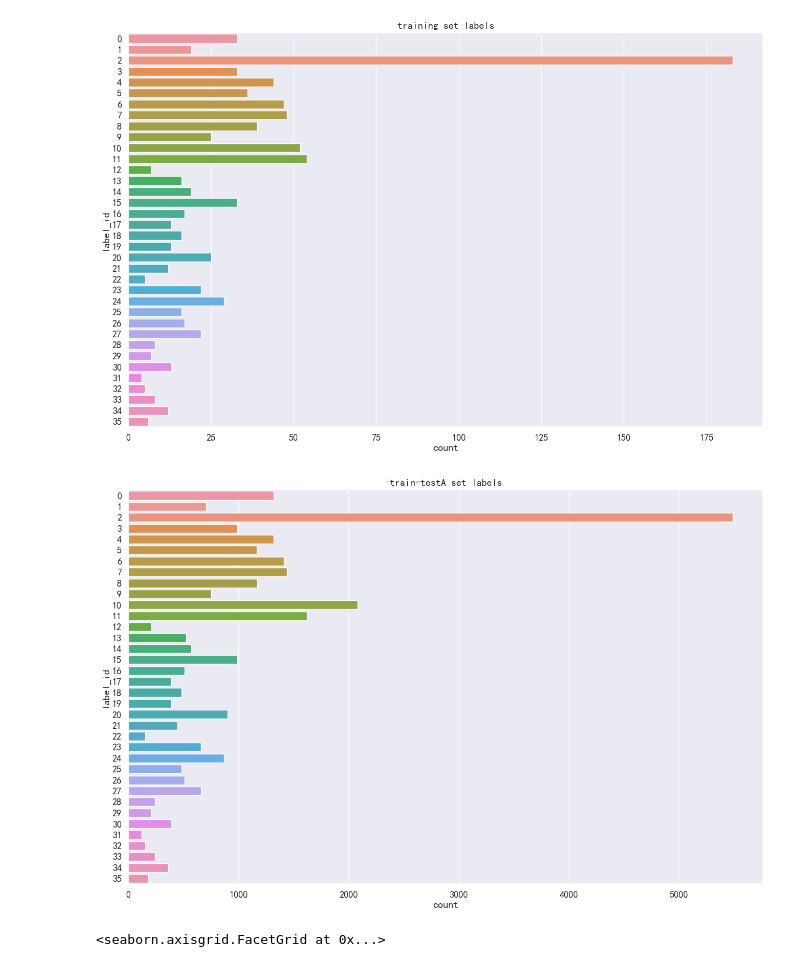
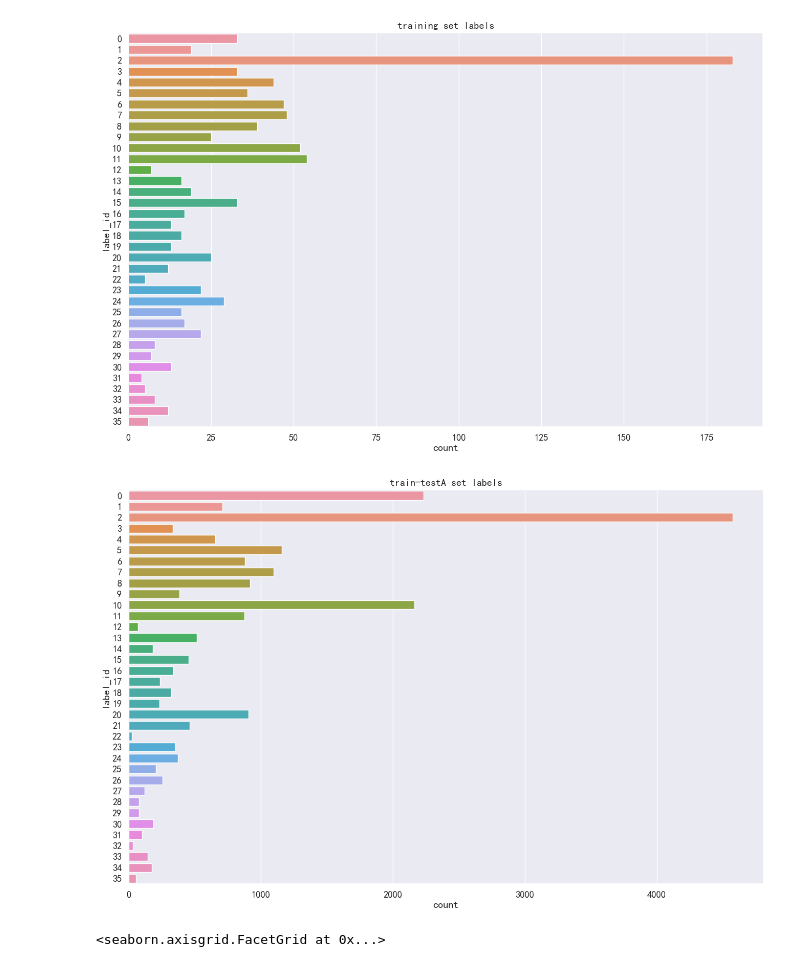
Before and after one commit to 0202zc/nlp-competition, a Jupyter notebook: ccf-bdci-samll-sample-classification-2022/data/data.ipynb, the cells around one changed output. Cells and saved outputs as stored; diff of their text form; code cells hidden in the pictures.

```diff
--- a/ccf-bdci-samll-sample-classification-2022/data/data.ipynb
+++ b/ccf-bdci-samll-sample-classification-2022/data/data.ipynb
@@ -51,20 +51,20 @@ plt.savefig('train-label.png', dpi=150)
 # %%
 import matplotlib.pyplot as plt
 import seaborn as sns
 import pandas as pd
 
-train_labeled_df = pd.read_csv('train/train6403_49oversampling.tsv', sep='\t', encoding='utf8', header=0,
+train_labeled_df = pd.read_csv('train/normal/train6452.tsv', sep='\t', encoding='utf8', header=0,
                                names=['label_id', 'text'])
 
 plt.rcParams['font.sans-serif'] = ['SimHei']  # 中文字体设置-黑体
 plt.rcParams['axes.unicode_minus'] = False  # 解决保存图像是负号'-'显示为方块的问题
 plt.figure(figsize=(16, 10))
 sns.set(font='SimHei', font_scale=1.2)  # 解决Seaborn中文显示问题并调整字体大小
 sns.countplot(y='label_id', data=train_labeled_df)
 plt.title('train-testA set labels')
 plt.savefig('train-testA-label.png', dpi=150)
 # %% [output]
-[figure, old version]
+[figure, new version]
 # %%
 abstract = np.asarray(train_df['abstract']).transpose().tolist()
 abstract_length = [len(a) for a in abstract]
```
Also changed, not shown: parts of 8 cells of this notebook, 23 other files.
